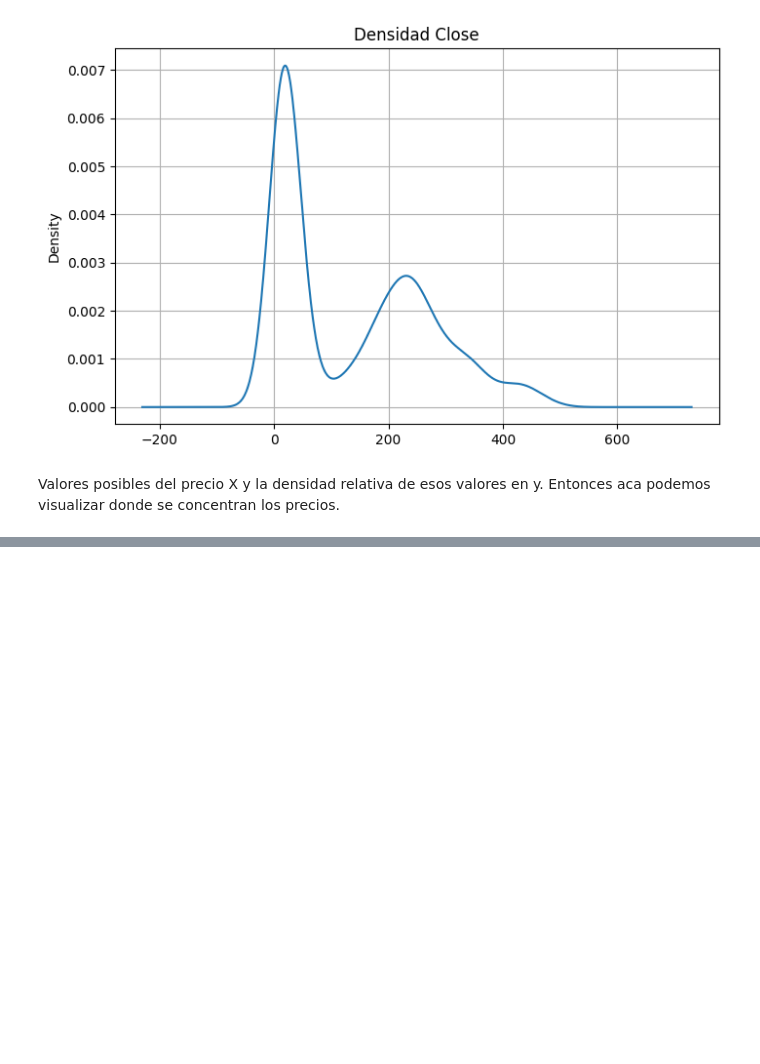
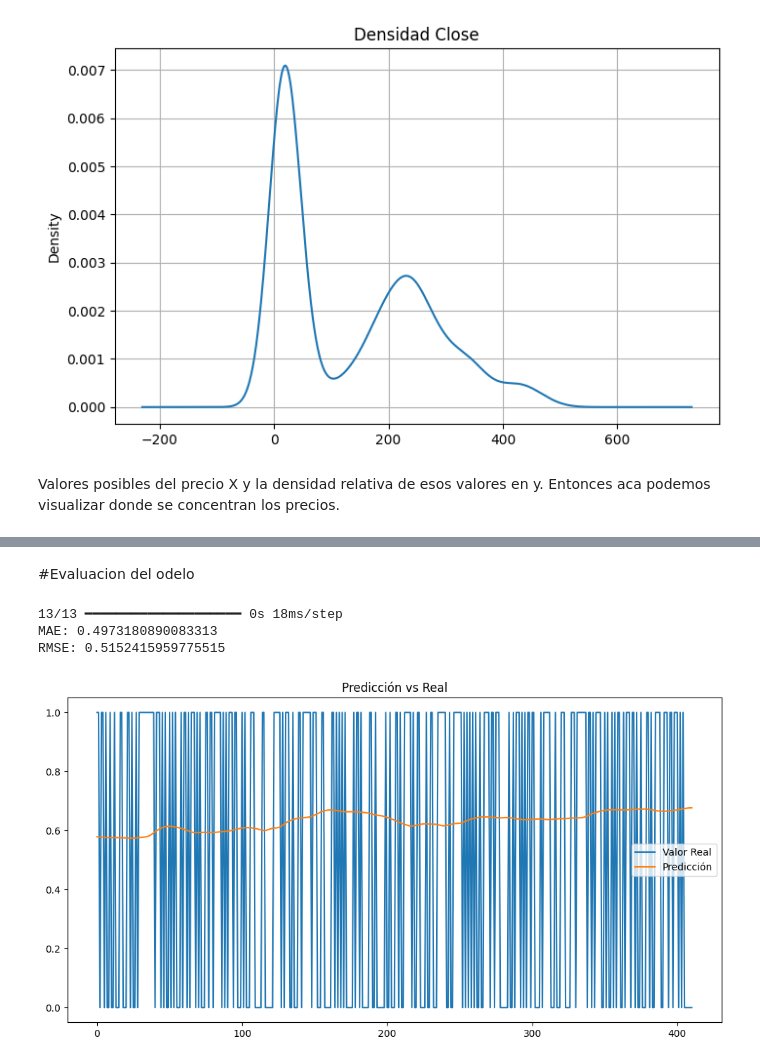
Before and after one commit to 42engineering/P3MetodologiasAgilesML, a Jupyter notebook: tdsp_template/P3_tsla/scripts/tsl_stock_data.ipynb, the cells around one changed output, grey strips where cells are left out. Drawn from its saved outputs; the diff is of its cells as text; code cells hidden in the pictures; blank space fills up the shorter version.

```diff
--- a/tdsp_template/P3_tsla/scripts/tsl_stock_data.ipynb
+++ b/tdsp_template/P3_tsla/scripts/tsl_stock_data.ipynb
@@ -255,0 +364,20 @@ Valores posibles del precio X y la densidad relativa de esos valores en y. Enton
+# %% [markdown]
+#Evaluacion del odelo
+# %%
+yPred = model.predict(XTest)
+
+mae = mean_absolute_error(yTest, yPred)
+
+rmse = np.sqrt(
+    mean_squared_error(yTest, yPred)
+)
+
+print(f'MAE: {mae}')
+print(f'RMSE: {rmse}')
+
+plotPredictionVsReal(yTest, yPred)
+# %% [output]
+13/13 ━━━━━━━━━━━━━━━━━━━━ 0s 18ms/step
+MAE: 0.4973180890083313
+RMSE: 0.5152415959775515
+[figure, added]
```
Also changed, not shown: parts of 15 cells of this notebook.
